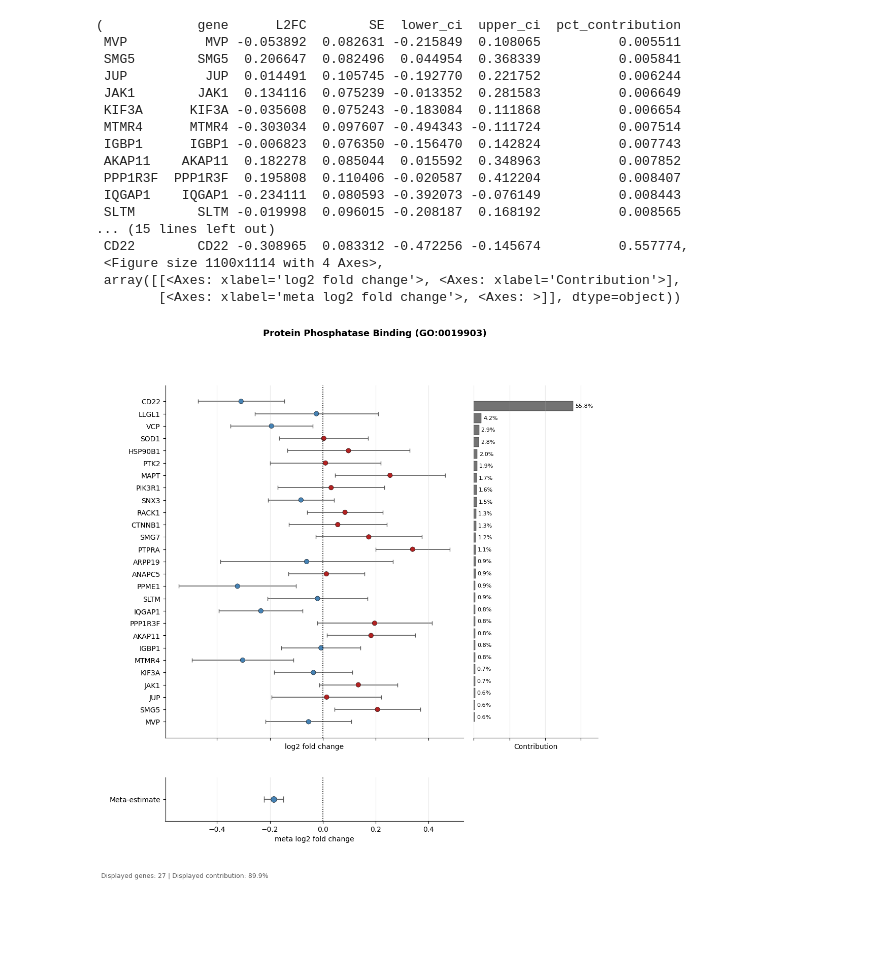
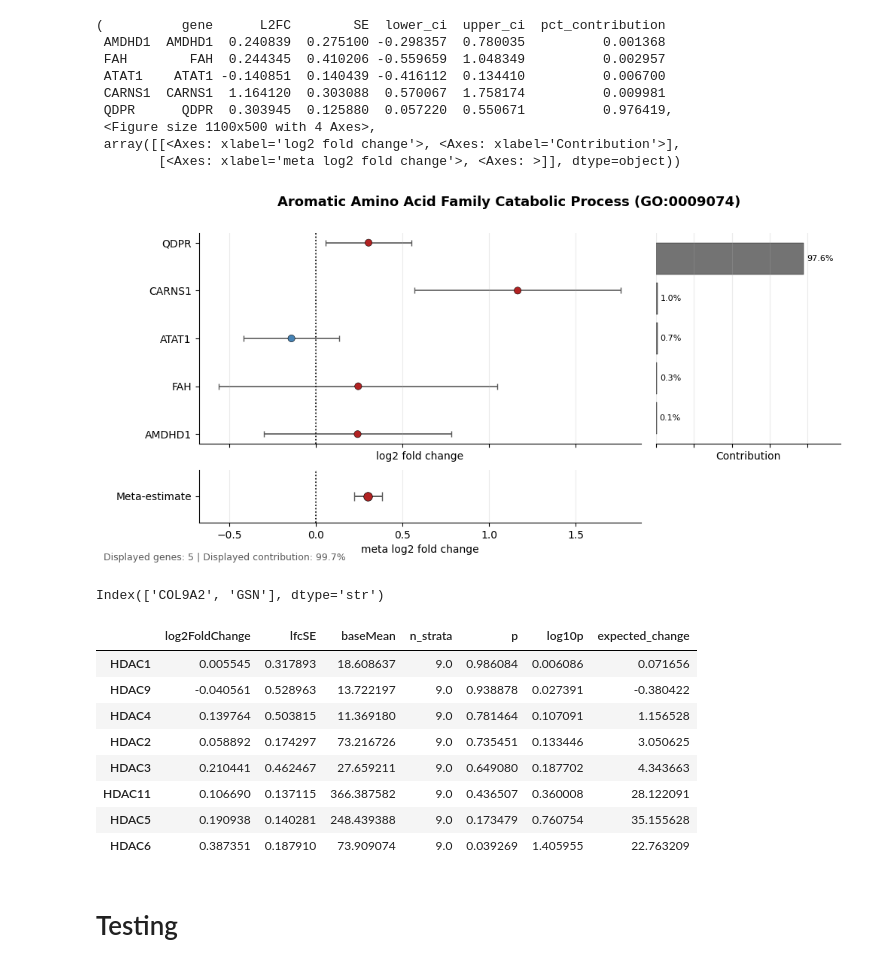
Before and after one commit to jhaberbe/meta-analysis, a Jupyter notebook: notebooks/testing.ipynb, the cells around one changed output. Cells and saved outputs as stored; diff of their text form; code cells hidden in the pictures; blank space fills up the shorter version.

Commit message:
Updated Meta-Analysis Formula

```diff
--- a/notebooks/testing.ipynb
+++ b/notebooks/testing.ipynb
@@ -136,6 +136,8 @@ for go_name, go_matrix in GO_TERMS.items():
     go_dir.mkdir(parents=True, exist_ok=True)
 
     for ct_path in cell_type_libraries.glob("*/"):
+        if ct_path.stem != "serotonergic neuron":
+            continue
 
         ct_dir = go_dir / ct_path.stem
         ct_dir.mkdir(parents=True, exist_ok=True)
@@ -162,6 +164,8 @@ for go_name, go_matrix in GO_TERMS.items():
             tolerance=1e-12
         )
 
+        break
+
         table = pd.DataFrame(
             MetaAnalysis().generate_meta_estimate(
                 df.loc[genes_available],
@@ -173,13 +177,15 @@ for go_name, go_matrix in GO_TERMS.items():
         balanced_matrix.to_csv(ct_dir / f"{go_name}_{ct_path.stem}_balanced.csv")
         df.to_csv(ct_dir / f"{go_name}_{ct_path.stem}_deseq.csv")
 # %%
+import pathlib
+import numpy as np
 import pandas as pd
 
-GO_TO_USE = "GO_MF"
+GO_TO_USE = "GO_BP"
 cell_type = "oligodendrocyte"
 
 output_path = pathlib.Path(
-    f"/home/jhaberbe/Projects/Personal/MAY2026/meta-analysis/output/white-matter/{GO_TO_USE}/{cell_type}"
+    f"/home/jhaberbe/Projects/Personal/MAY2026/meta-analysis/output/grey-matter/{GO_TO_USE}/{cell_type}"
 )
 
 table = pd.read_csv(output_path / f"{GO_TO_USE}_{cell_type}.csv", index_col=0)
@@ -233,28 +238,20 @@ table.sort_values(by="log10p_eb").tail(20)
 # %%
 from meta_analysis.pl import ForestPlotter
 
 ###### SOMETHING HORRIBLE IS GOING ON HERE
 ForestPlotter(df, (balanced_matrix.T * df["baseMean"]).T, table) \
-    .plot_term("Protein Phosphatase Binding (GO:0019903)", cutoff=.9)
+    .plot_term("Aromatic Amino Acid Family Catabolic Process (GO:0009074)", cutoff=.99, minimum_kept=5)
 # %% [output]
-(            gene      L2FC        SE  lower_ci  upper_ci  pct_contribution
- MVP          MVP -0.053892  0.082631 -0.215849  0.108065          0.005511
- SMG5        SMG5  0.206647  0.082496  0.044954  0.368339          0.005841
- JUP          JUP  0.014491  0.105745 -0.192770  0.221752          0.006244
- JAK1        JAK1  0.134116  0.075239 -0.013352  0.281583          0.006649
- KIF3A      KIF3A -0.035608  0.075243 -0.183084  0.111868          0.006654
- MTMR4      MTMR4 -0.303034  0.097607 -0.494343 -0.111724          0.007514
- IGBP1      IGBP1 -0.006823  0.076350 -0.156470  0.142824          0.007743
- AKAP11    AKAP11  0.182278  0.085044  0.015592  0.348963          0.007852
- PPP1R3F  PPP1R3F  0.195808  0.110406 -0.020587  0.412204          0.008407
- IQGAP1    IQGAP1 -0.234111  0.080593 -0.392073 -0.076149          0.008443
- SLTM        SLTM -0.019998  0.096015 -0.208187  0.168192          0.008565
-... (15 lines left out)
- CD22        CD22 -0.308965  0.083312 -0.472256 -0.145674          0.557774,
- <Figure size 1100x1114 with 4 Axes>,
+(          gene      L2FC        SE  lower_ci  upper_ci  pct_contribution
+ AMDHD1  AMDHD1  0.240839  0.275100 -0.298357  0.780035          0.001368
+ FAH        FAH  0.244345  0.410206 -0.559659  1.048349          0.002957
+ ATAT1    ATAT1 -0.140851  0.140439 -0.416112  0.134410          0.006700
+ CARNS1  CARNS1  1.164120  0.303088  0.570067  1.758174          0.009981
+ QDPR      QDPR  0.303945  0.125880  0.057220  0.550671          0.976419,
+ <Figure size 1100x500 with 4 Axes>,
  array([[<Axes: xlabel='log2 fold change'>, <Axes: xlabel='Contribution'>],
         [<Axes: xlabel='meta log2 fold change'>, <Axes: >]], dtype=object))
-[figure, old version]
+[figure, new version]
 # %%
 from scipy.stats import norm
 df["p"] = norm.sf(np.abs(df["log2FoldChange"] / df["lfcSE"])) * 2
@@ -282,0 +299,18 @@ volcano_plot(
+# %%
+df.query("log2FoldChange > 0.25 and log10p > 6").sort_values(by="log10p").tail(30).index
+# %% [output]
+Index(['COL9A2', 'GSN'], dtype='str')
+# %%
+df[df.index.str.contains("HDAC")].sort_values(by="log10p")
+# %% [output]
+|  | log2FoldChange | lfcSE | baseMean | n_strata | p | log10p | expected_change |
+| HDAC1 | 0.005545 | 0.317893 | 18.608637 | 9.0 | 0.986084 | 0.006086 | 0.071656 |
+| HDAC9 | -0.040561 | 0.528963 | 13.722197 | 9.0 | 0.938878 | 0.027391 | -0.380422 |
+| HDAC4 | 0.139764 | 0.503815 | 11.369180 | 9.0 | 0.781464 | 0.107091 | 1.156528 |
+| HDAC2 | 0.058892 | 0.174297 | 73.216726 | 9.0 | 0.735451 | 0.133446 | 3.050625 |
+| HDAC3 | 0.210441 | 0.462467 | 27.659211 | 9.0 | 0.649080 | 0.187702 | 4.343663 |
+| HDAC11 | 0.106690 | 0.137115 | 366.387582 | 9.0 | 0.436507 | 0.360008 | 28.122091 |
+| HDAC5 | 0.190938 | 0.140281 | 248.439388 | 9.0 | 0.173479 | 0.760754 | 35.155628 |
+| HDAC6 | 0.387351 | 0.187910 | 73.909074 | 9.0 | 0.039269 | 1.405955 | 22.763209 |
+# %% [markdown]
+# Testing
```
Also changed, not shown: parts of 15 cells of this notebook, 1 other file.
